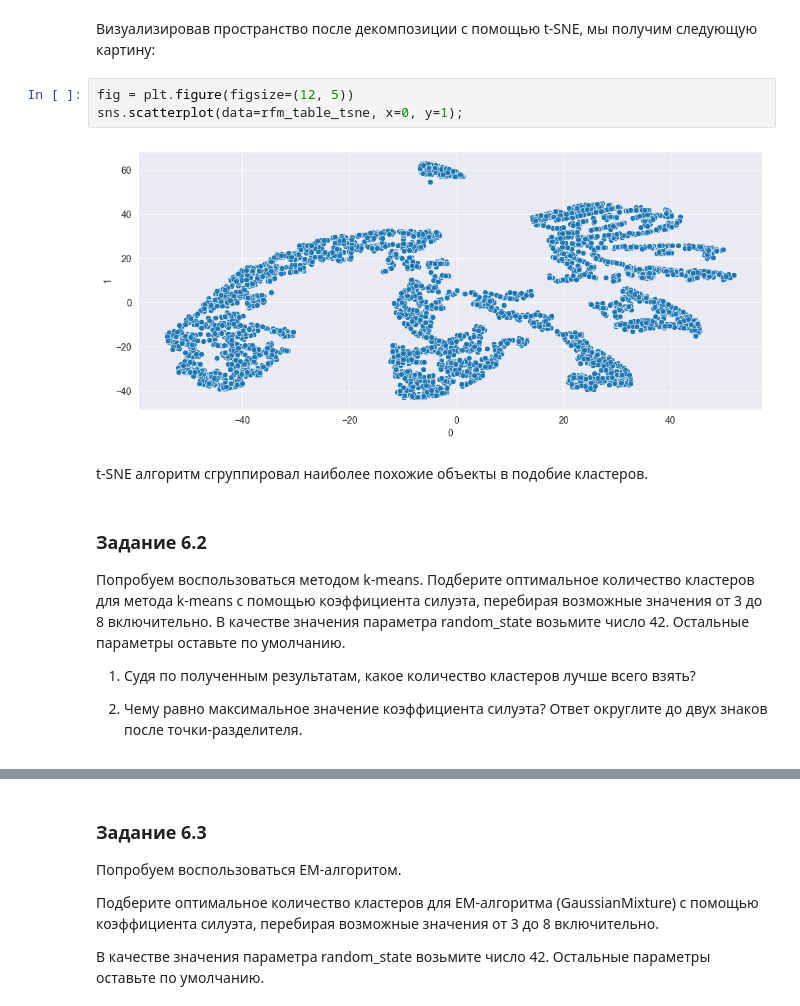
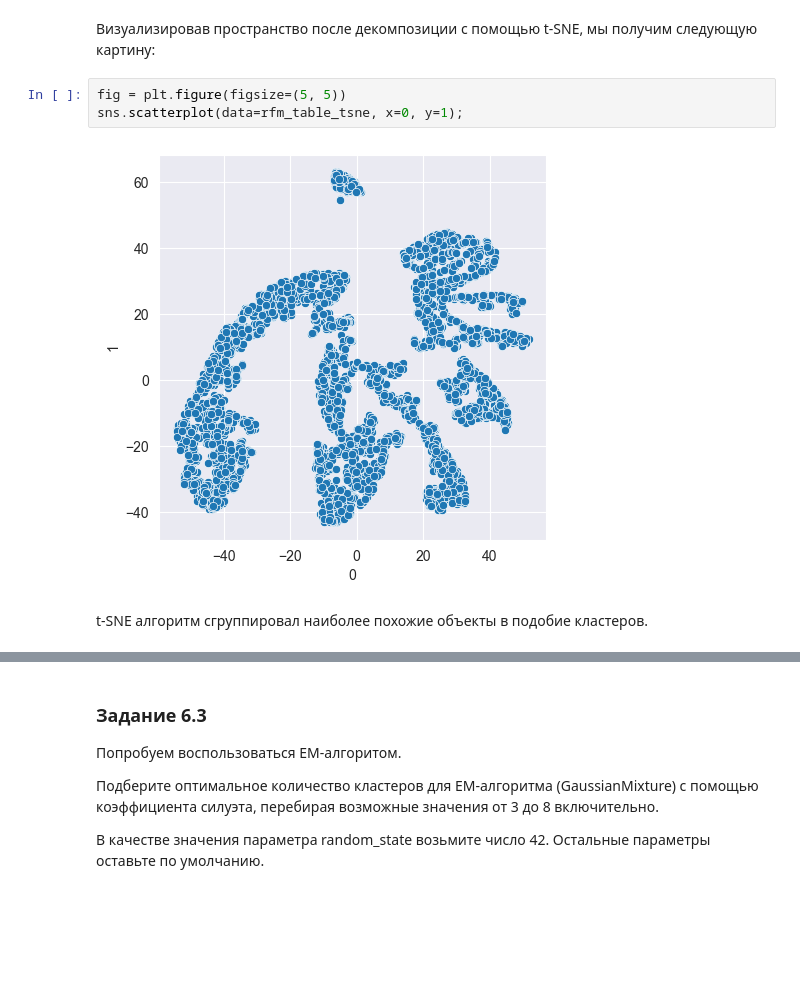
Before and after one commit to PlatArs/PROJECT-6, a Jupyter notebook: Project_6.ipynb, the cells around one changed output, grey strips where cells are left out. Saved outputs shown, nothing was run; the diff lists cells and outputs as text; blank space fills up the shorter version.

```diff
--- a/Project_6.ipynb
+++ b/Project_6.ipynb
@@ -875,18 +875,9 @@ rfm_table_tsne
 # %% [markdown]
 Визуализировав пространство после декомпозиции с помощью t-SNE, мы получим следующую картину:
 # %%
-fig = plt.figure(figsize=(12, 5))
+fig = plt.figure(figsize=(5, 5))
 sns.scatterplot(data=rfm_table_tsne, x=0, y=1);
 # %% [output]
-[figure, old version]
+[figure, new version]
 # %% [markdown]
 t-SNE алгоритм сгруппировал наиболее похожие объекты в подобие кластеров.
-# %% [markdown]
-### Задание 6.2
-Попробуем воспользоваться методом k-means.
-Подберите оптимальное количество кластеров для метода k-means с помощью коэффициента силуэта, перебирая возможные значения от 3 до 8 включительно.
-В качестве значения параметра random_state возьмите число 42. Остальные параметры оставьте по умолчанию.
-
-1) Судя по полученным результатам, какое количество кластеров лучше всего взять?
-
-2) Чему равно максимальное значение коэффициента силуэта? Ответ округлите до двух знаков после точки-разделителя.
```
Also changed, not shown: parts of 2 cells of this notebook.
